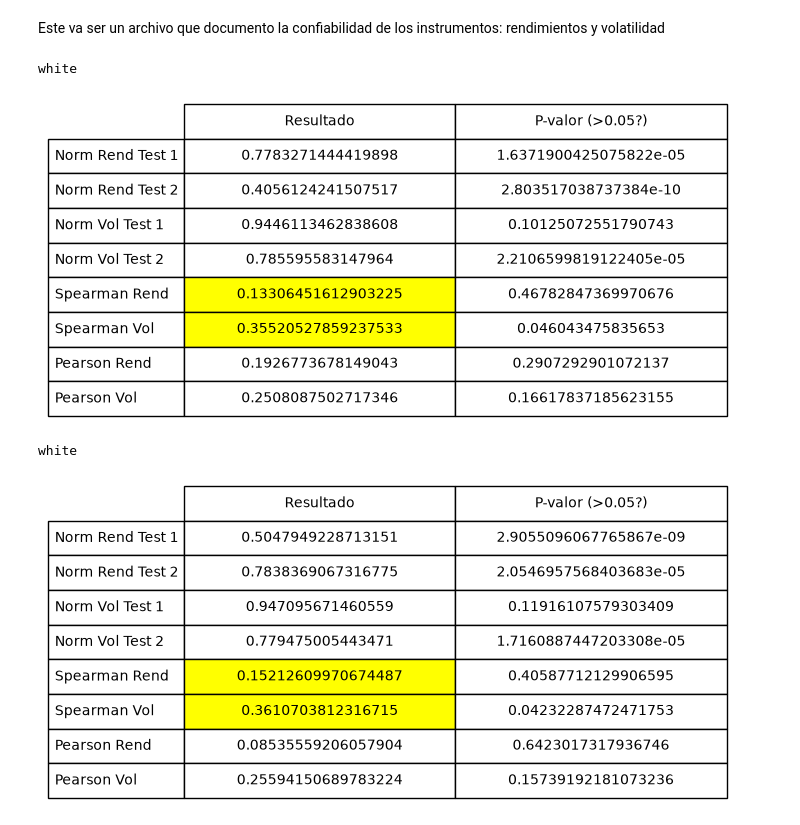
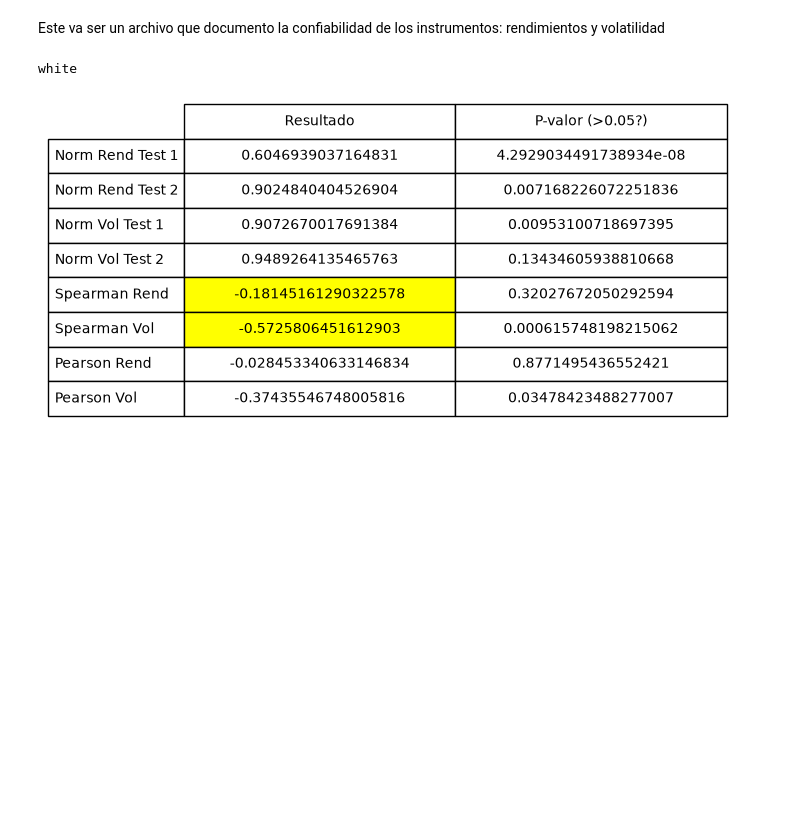
Before and after one commit to jp21bp/LSTM_Ratio_Sharpe, a Jupyter notebook: Version2/confiabilidad.ipynb, the cells around one changed output. Cells and saved outputs as stored; diff of their text form; code cells hidden in the pictures; blank space fills up the shorter version.

```diff
--- a/Version2/confiabilidad.ipynb
+++ b/Version2/confiabilidad.ipynb
@@ -63,7 +63,7 @@ def calc_rentabilidad(df:pd.Dataframe, empresas: list[str], tgt: int = 0.1, cost
     df: el dataframe que contiene los rendimientos, EWMSD, y posiciones del portafolio
     tgt: la voltatilidad deseada para escalar la volatilidad proporcionalmente
     costo: costo de cambiar las posiciones de las acciones en un portafolio
-
+  l
     Return:
     df_rentabilidad: el df que contiene la rentabilidad del portafolio por las fechas marcadas
     """
@@ -97,21 +97,21 @@ def cargar(nom:str):
     df = df.iloc[345:]
 
     #### Calculando posiciones
-    df_todo= posiciones(df, empresas, 'todo')
+    df_posiciones= posiciones(df, empresas, 'rand')
 
     #### Calculado rentabilidades diarias de todas acciones
-    todo_rentabilidad_diaria = calc_rentabilidad(df_todo, empresas)
+    df_rentabilidad_diaria = calc_rentabilidad(df_posiciones, empresas)
 
-    return todo_rentabilidad_diaria
+    return df_rentabilidad_diaria
 # %%
 #### Funcion para hacer test 1 y test 2 (retest)
-def test(df:pd.DataFrame, fecha_comienzo: str):
+def test(df:pd.DataFrame, fecha_comienzo: str, dias: int):
     ### Extrayendo df
     df_deseado = df.loc[fecha_comienzo:]
 
     ### Selecionado fechas iniciales
-    df_inicial = df_deseado.iloc[:7]    #Primera semana
-    df_final = df_deseado.iloc[7:14]    #Segunda semana
+    df_inicial = df_deseado.iloc[:dias]    #Primera semana
+    df_final = df_deseado.iloc[dias:dias*2]    #Segunda semana
 
     ### Rendimientos
     ## Valores esperados
@@ -119,7 +119,7 @@ def test(df:pd.DataFrame, fecha_comienzo: str):
     df_final_rend_esperados = df_final.mean(axis=0)
 
     ## Indice rendimiento
-    df_indice_rend = (df_final_rend_esperados - df_inicial_rend_esperados)/df_inicial_rend_esperados
+    df_indice_rend = (df_final_rend_esperados - df_inicial_rend_esperados)/(df_inicial_rend_esperados + 1e-8)
 
 
     ### Desviacion estandard
@@ -128,15 +128,15 @@ def test(df:pd.DataFrame, fecha_comienzo: str):
     df_final_std = df_final.std(axis=0, ddof=0)
 
     ## Indice
-    df_indice_std = (df_final_std - df_inicial_std)/df_inicial_std
+    df_indice_std = (df_final_std - df_inicial_std)/(df_inicial_std + 1e-8)
 
     return df_indice_rend.to_list(), df_indice_std.to_list()
 # %%
 #### Funcion para ejecutar las pruebas
-def pruebas(df: pd.DataFrame, test1_fecha: str, test2_fecha:str):
+def pruebas(df: pd.DataFrame, test1_fecha: str, test2_fecha:str, dias: int):
     ### Creando indices
-    indice_rend_test1, indice_std_test1 = test(df, test1_fecha)
-    indice_rend_test2, indice_std_test2 = test(df, test2_fecha)
+    indice_rend_test1, indice_std_test1 = test(df, test1_fecha,dias)
+    indice_rend_test2, indice_std_test2 = test(df, test2_fecha,dias)
 
     ### Probando normalidad
     norm_rend_test1_estad, norm_rend_test1_pvalor = stats.shapiro(indice_rend_test1)
@@ -183,7 +183,7 @@ def pruebas(df: pd.DataFrame, test1_fecha: str, test2_fecha:str):
 
 
     if (norm_std_test1_pvalor > NORM_THRESH) and (norm_std_test2_pvalor > NORM_THRESH):
-        # Inice vol son normales
+        # Inice vol son normales; ejemplo: 2009-02-03', 2009-03-03'
         colores[7] = ['yellow', 'white']
     else:
         colores[5] = ['yellow', 'white']
@@ -221,13 +221,11 @@ rentabilidad_diaria_origin = cargar('retornos.csv')
 rentabilidad_diaria_log = cargar('retornos_log_splac.csv')
 # %%
 #### Ejecutando pruebas
-fecha_test1 = '2025-03-03'
-fecha_test2 = '2025-04-03'
+fecha_test1 = '2024-02-03' #'2018-02-03', 100; '2018-02-03', 300;
+fecha_test2 = '2024-03-03'
 
-pruebas(rentabilidad_diaria_origin, fecha_test1, fecha_test2)
-pruebas(rentabilidad_diaria_log, fecha_test1, fecha_test2)
+pruebas(rentabilidad_diaria_origin, fecha_test1, fecha_test2, dias=7)
+# pruebas(rentabilidad_diaria_log, fecha_test1, fecha_test2, dias=7)
 # %% [output]
 white
-[figure, old version]
+[figure, new version]
-white
-[figure, removed]
```
Also changed, not shown: 1 other file.
